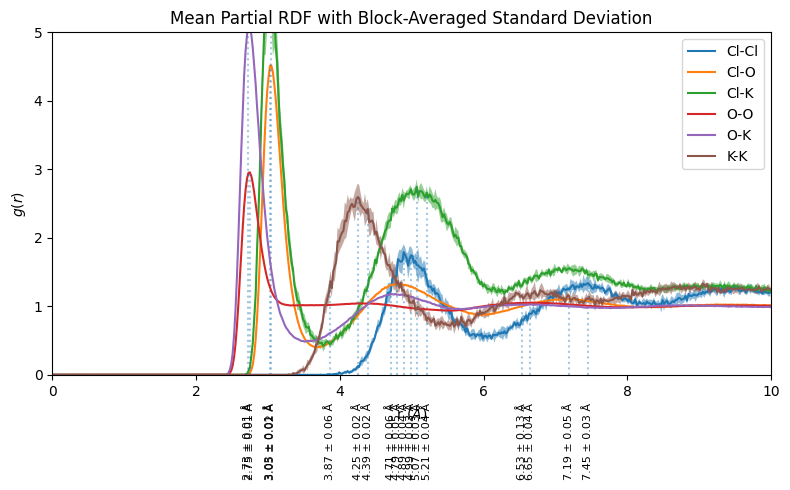
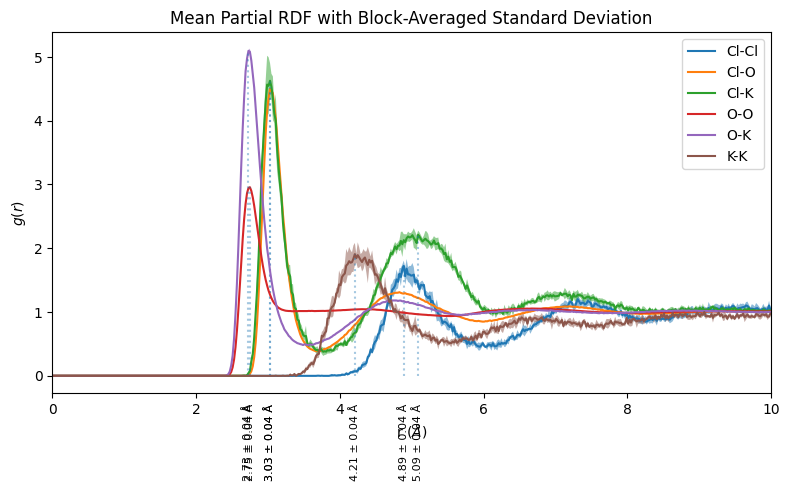
Code edit (unified diff) that turned the first committed figure into the second:
--- before
+++ after
@@ -49,5 +49,5 @@
     peaks, _ = find_peaks(
         y,
-        prominence=0.05,
+        prominence=0.5,
         distance=5
     )
@@ -63,5 +63,5 @@
         y_peak = y[p]
 
-        x_std = peak_position_data[pair][p]
+        # x_std = peak_position_data[pair][p]
 
         ax.vlines(
@@ -89,5 +89,5 @@
 plt.ylabel(r"$g(r)$")
 plt.xlim(0, radius_cutoff)
-plt.ylim(0, 5)
+# plt.ylim(0, 5)
 
 plt.title("Mean Partial RDF with Block-Averaged Standard Deviation")

Commit: Added reading packmol pdb files and writing LAMMPS data files